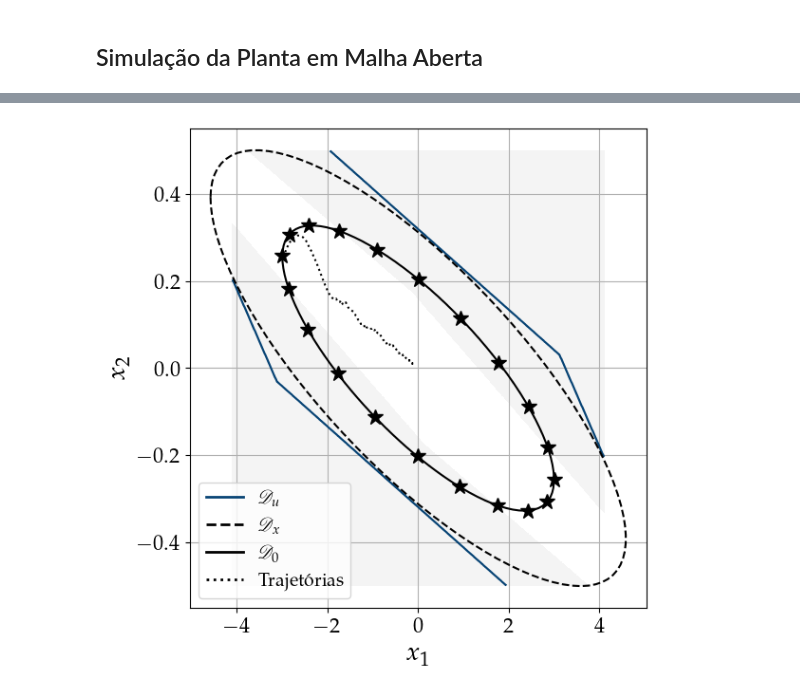
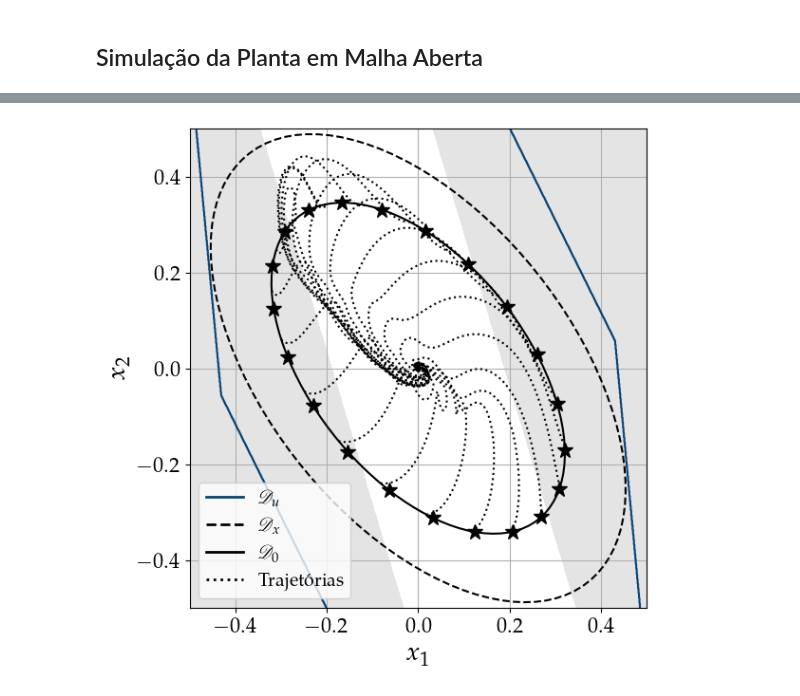
Before and after one commit to andel-vitorio/event-based-control, a Jupyter notebook: Notebooks/PETC for LPV Systems/IV - AETM, Saturated and Perturbed System.ipynb, the cells around one changed output, grey strips where cells are left out. Cells and saved outputs as stored; diff of their text form; code cells hidden in the pictures.

Commit message:
feat: add new atm simulations

```diff
--- a/Notebooks/PETC for LPV Systems/IV - AETM, Saturated and Perturbed System.ipynb
+++ b/Notebooks/PETC for LPV Systems/IV - AETM, Saturated and Perturbed System.ipynb
@@ -515,11 +515,11 @@ def solve_problem(
 # %%
 # Definição inicial das variáveis
 Ξ = Ψ = K = L1 = P = γ = β = None
-σ_til = 100
-δinv = 1e-12
+σ_til = 95
+δinv = 1e-1
 
 # Parâmetros e resolução do problema
-h, υ, ε_γ, δ = 10e-3, 1e-3, 1e-12, 1. / δinv
+h, υ, ε_γ, δ = 1e-3, 1e-2, 1e-1, 1. / δinv
 prob_res = solve_problem(h=h, υ=υ, δ=δ, ε_γ=ε_γ, σ_til=σ_til, eps=1e-5)
 
 if prob_res is not None:
@@ -548,8 +555,8 @@ Problema não é factível!
 fig, ax = plt.subplots(1, 1, figsize=(6., 6.))
 
 # Definindo intervalo de plotagem
-x1_range = (-1, 1)
-x2_range = (-.75, .75)
+x1_range = (-0.5, 0.5)
+x2_range = (-0.5, 0.5)
 num_points = 20
 
 # a_q = nm.get_vertices(x_bounds)
@@ -573,7 +580,7 @@ ax.contour(X, Y, Du_region, colors='#084475', linewidths=1.5)
 X0_list = nm.ellipsoid_boundary_points(P, 1, num_points)
 plt.plot(X0_list[0], X0_list[1], '*',
          linestyle='None', c='black', markersize=12)
-X0_list = np.hstack((np.array([[-0.27199969], [-0.15230591]]), X0_list))
+X0_list = np.hstack((np.array([[-0.20346692],  [0.33822176]]), X0_list))
 
 D0 = nm.get_ellipsoid_boundary(P, 1)
 plt.plot(D0['x1_vals'], D0['x2_vals'],
@@ -637,7 +644,7 @@ def closedloop_simulation(x0, σ0, T_s):
     v1 = _σ * (_xτ.T @ Ξ @ _xτ)
     v2 = _ε.T @ Ξ @ _ε
     diff = v1 - v2
-    return diff < -1e-9
+    return diff < -1e-5
 
   def sigma_dynamics(t, _σ, u, params):
     _ε = x_hat - xτ
@@ -694,8 +701,8 @@ def closedloop_simulation(x0, σ0, T_s):
 # Nome do arquivo de experimento
 experiment_name = "Results/Notebook-IV/ClosedLoop_Results.json"
 
-force_simulation = True
-simulations_amount = 1
+force_simulation = False
+simulations_amount = 21
 
 # Estrutura para armazenar os resultadosevent_times
 results_clsim = {
@@ -738,7 +745,7 @@ if os.path.exists(experiment_name) and not force_simulation:
 else:
   def get_trajectories(i):
     x0 = np.array([[X0_list[0][i]], [X0_list[1][i]]])
-    σ0 = 0.1
+    σ0 = 0.01
 
     y, uc, σ, event_times = closedloop_simulation(
         x0, σ0, T_s=simulation_step)
@@ -886,9 +920,9 @@ Número de Eventos Acionados:  81
 fig, ax = plt.subplots(1, 1, figsize=(6., 6.))
 
 # Definindo intervalo de plotagem
-x1_range = (-4.1, 4.1)
+x1_range = (-.5, .5)
 x2_range = (-.5, .5)
-num_points = 20
+num_points = 21
 
 # a_q = nm.get_vertices(x_bounds)
 
@@ -913,7 +947,7 @@ for b in B2:
     Du_tilde_region &= (result.reshape(X.shape) <= u_bar[0])
 saturation_region = ~Du_tilde_region
 
-ax.contourf(X, Y, saturation_region, levels=[0.4, 1.5], colors=['#f4f4f4'], linewidths=0)
+ax.contourf(X, Y, saturation_region, levels=[0.4, 1.5], colors=['#e4e4e4'], linewidths=0)
 
 
 
@@ -940,31 +974,31 @@ plt.plot(Dx['x1_vals'], Dx['x2_vals'],
 # Apresentação das trajetórias dos estados
 trajectories = results_clsim['trajectories']
 for y in trajectories:
   ax.plot([v[0] for v in y], [v[1] for v in y],
           color='black', linestyle=':')
 
 
 # Ajustes finais de layout
 ax.set_xlabel("$x_1$", fontsize=20)
 ax.set_ylabel("$x_2$", fontsize=20)
 ax.tick_params(axis='both', labelsize=16)
 
 ax.grid(True)
 
 # Legendas
 elements = [
     ('line', {'color': '#084475', 'linestyle': '-', 'linewidth': 2.0}),
     ('line', {'color': 'black', 'linestyle': '--', 'linewidth': 2.}),
     ('line', {'color': 'black', 'linestyle': '-', 'linewidth': 2.}),
     ('line', {'color': 'black', 'linestyle': ':', 'linewidth': 2.}),
     # ('marker', {'marker': '*', 'color': 'black', 'markersize': 10})
 ]
 
 labels = [r'$\mathscr{D}_u$', r'$\mathscr{D}_x$', r'$\mathscr{D}_0$',
           'Trajetórias']
 gph.create_custom_legend(ax, elements, labels)
 
 # Exibir o gráfico
 plt.tight_layout()
 # %% [output]
-[figure, old version]
+[figure, new version]
```
Also changed, not shown: parts of 6 cells of this notebook, 1 other file.
